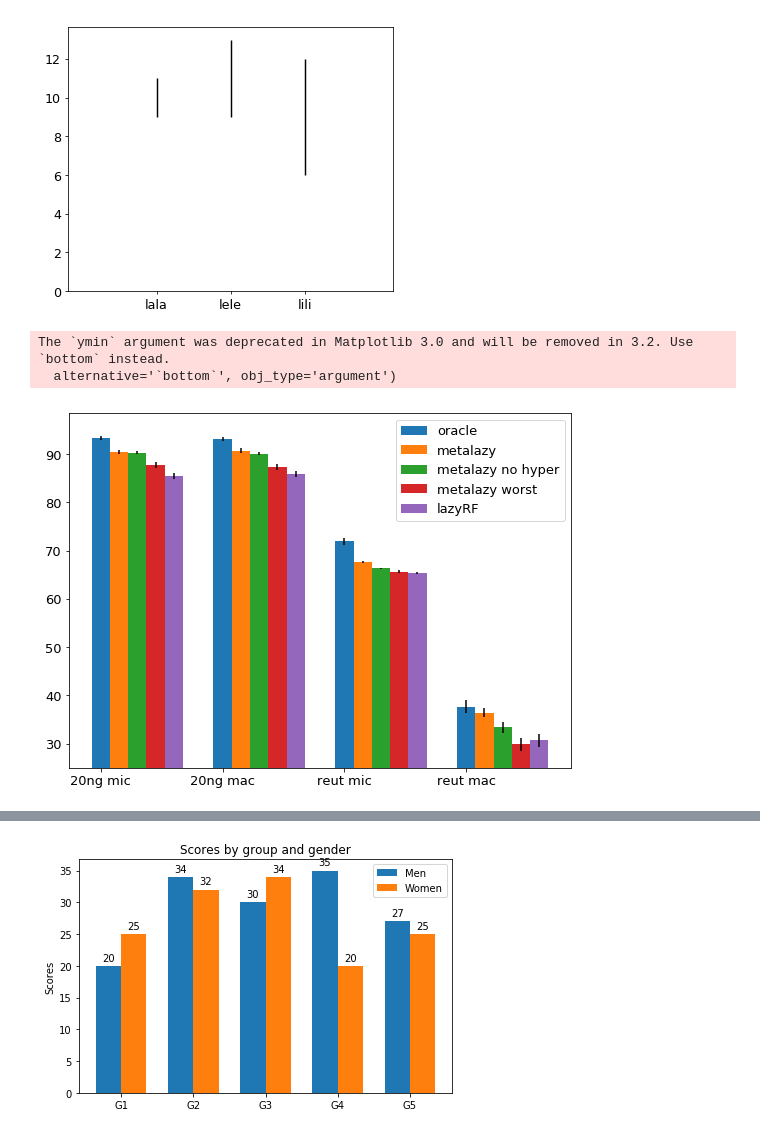
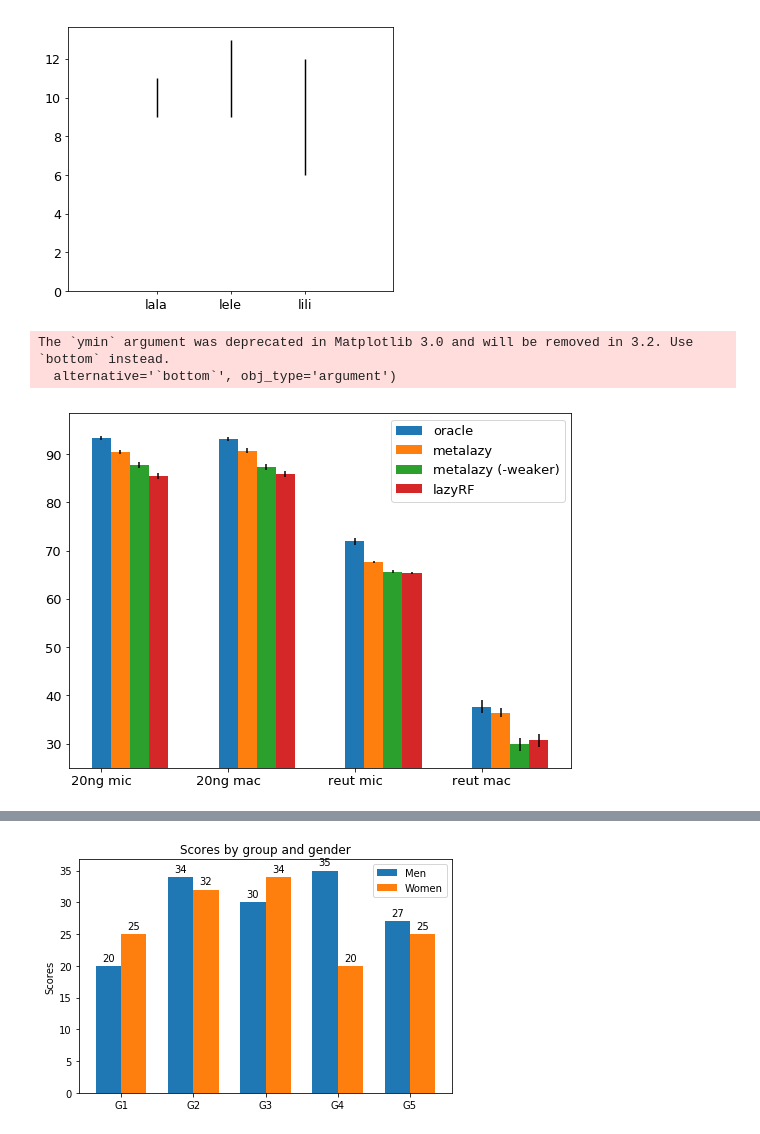
Before and after one commit to lfomendes/metalazy, a Jupyter notebook: metalazy/notebooks/Untitled.ipynb, the cells around one changed output, grey strips where cells are left out. Saved outputs shown, nothing was run; the diff lists cells and outputs as text; code cells hidden in the pictures.

```diff
--- a/metalazy/notebooks/Untitled.ipynb
+++ b/metalazy/notebooks/Untitled.ipynb
@@ -42,9 +42,9 @@ width = 0.15  # the width of the bars
 fig, ax = plt.subplots()
 rects1 = ax.bar(x, oracle, width, label='oracle', yerr=[0.46,0.44,0.72,1.39])
 rects2 = ax.bar(x+0.15, metalazy, width, label='metalazy', yerr=[0.46,0.44,0.21,1.01])
-rects3 = ax.bar(x+0.30, metalazy_no_hyper, width, label='metalazy no hyper', yerr=[0.34,0.31,0.12,1.05])
-rects4 = ax.bar(x+0.45, metalazy_worse, width, label='metalazy worst', yerr=[0.57,0.57,0.26,1.3])
-rects4 = ax.bar(x+0.60, lazy, width, label='lazyRF', yerr=[0.55,0.56,0.14,1.41])
+#rects3 = ax.bar(x+0.30, metalazy_no_hyper, width, label='metalazy (-cooc -weights)', yerr=[0.34,0.31,0.12,1.05])
+rects4 = ax.bar(x+0.30, metalazy_worse, width, label='metalazy (-weaker)', yerr=[0.57,0.57,0.26,1.3])
+rects4 = ax.bar(x+0.45, lazy, width, label='lazyRF', yerr=[0.55,0.56,0.14,1.41])
 
 
 # Oracle	MetaLazy	MetaLazy (sem hyperparametros)	LazyRF	MetaLazy (pior classificador)
@@ -61,31 +61,31 @@ ax.set_ylim(ymin=25)
 ax.legend()
 
 # w = 10
 # h = 5
 # d = 70
 # plt.figure(figsize=(w, h), dpi=d)
 
 
 # def autolabel(rects):
 #     """Attach a text label above each bar in *rects*, displaying its height."""
 #     for rect in rects:
 #         height = rect.get_height()
 #         ax.annotate('{}'.format(height),
 #                     xy=(rect.get_x() + rect.get_width() / 2, height),
 #                     xytext=(0, 3),  # 3 points vertical offset
 #                     textcoords="offset points",
 #                     ha='center', va='bottom')
 
 
 # autolabel(rects1)
 # autolabel(rects2)
 # autolabel(rects3)
 # autolabel(rects4)
 fig.tight_layout()
 fig.set_size_inches(8,6)
 
 plt.show()
 # %% [output]
 The `ymin` argument was deprecated in Matplotlib 3.0 and will be removed in 3.2. Use `bottom` instead.
   alternative='`bottom`', obj_type='argument')
-[figure, old version]
+[figure, new version]
```
Also changed, not shown: parts of 1 cell of this notebook, 3 other files.
